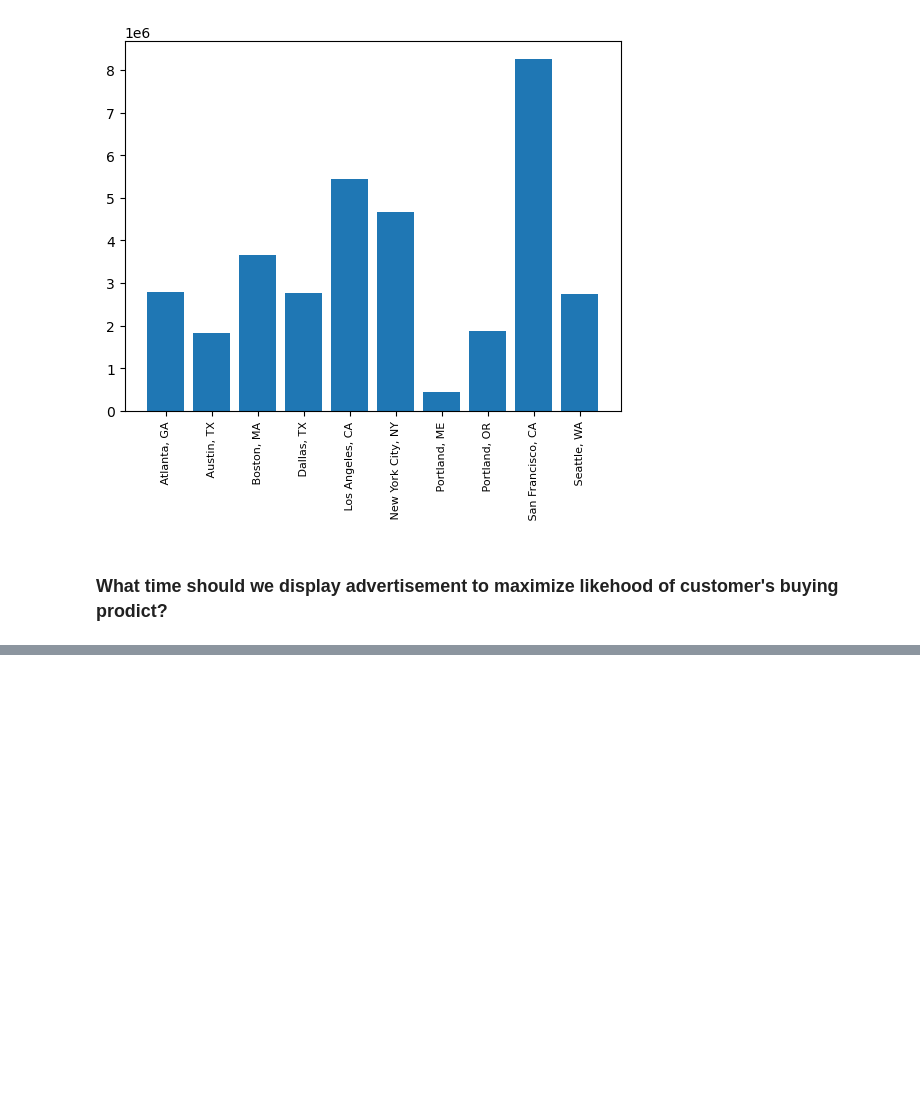
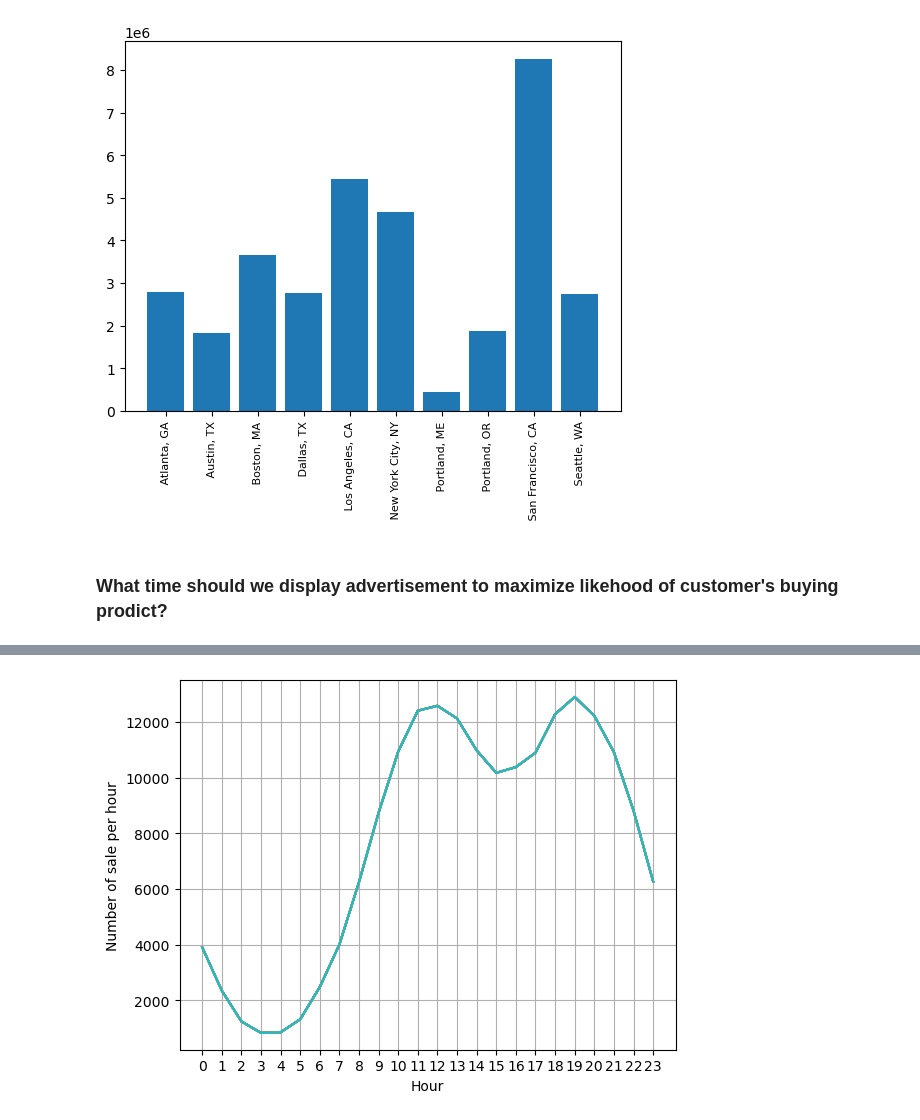
Before and after one commit to Bkwankaw/Pandas-Data-Science-Tasks, a Jupyter notebook: SalesAnalysis/Analysis.ipynb, the cells around one changed output, grey strips where cells are left out. Drawn from its saved outputs; the diff is of its cells as text; code cells hidden in the pictures; blank space fills up the shorter version.

```diff
--- a/SalesAnalysis/Analysis.ipynb
+++ b/SalesAnalysis/Analysis.ipynb
@@ -103,4 +103,4 @@ plt.show()
 # %% [markdown]
 ### What time should we display advertisement to maximize likehood of customer's buying prodict?
 # %%
-all_file.head()
+all_file['Order Date'] = pd.to_datetime(all_file['Order Date'])
@@ -113,0 +107,4 @@ all_file.head()
+# %%
+all_file['Hour'] = all_file['Order Date'].dt.hour #dt.hour is an build in function to extract data from date format
+all_file['Minute'] = all_file['Order Date'].dt.minute
+all_file.head(10)
@@ -113,0 +123,15 @@ all_file.head()
+# %%
+hours = [hour for hour, df in all_file.groupby('Hour')]
+
+graph_1_x = hours
+graph_1_y = all_file.groupby(all_file['Hour']).count()
+
+
+plt.plot(graph_1_x, graph_1_y )
+plt.xticks(hours)
+plt.grid()
+plt.xlabel('Hour')
+plt.ylabel('Number of sale per hour')
+plt.show()
+# %% [output]
+[figure, added]
```
Also changed, not shown: parts of 6 cells of this notebook.
